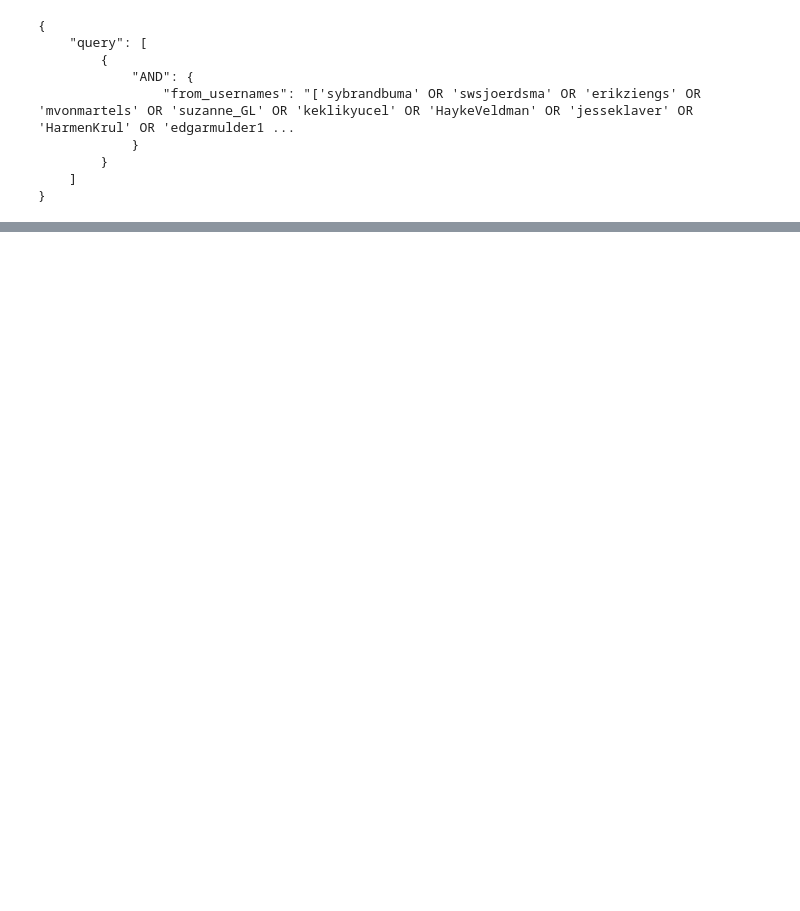
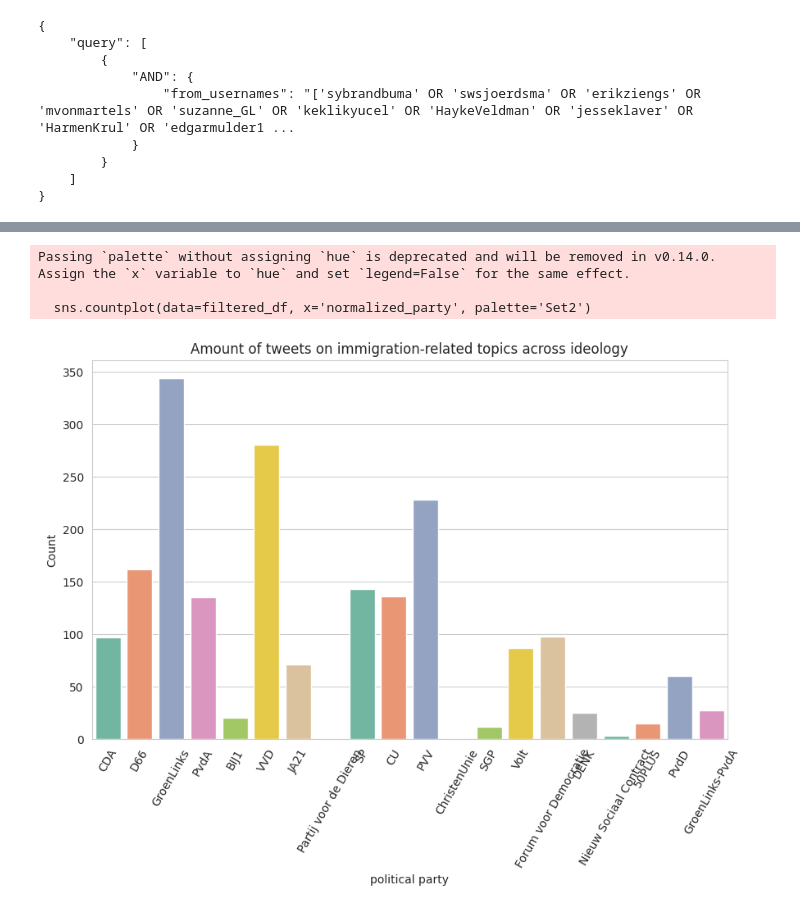
Before and after one commit to annekroon/AnnoBias, a Jupyter notebook: data/TwiXL_get_MPs.ipynb, the cells around one changed output, grey strips where cells are left out. Cells and saved outputs as stored; diff of their text form; code cells hidden in the pictures; blank space fills up the shorter version.

```diff
--- a/data/TwiXL_get_MPs.ipynb
+++ b/data/TwiXL_get_MPs.ipynb
@@ -158,0 +278,7 @@ df[df['tweet_id'] == '1344947292281962496']
+# %%
+unique_df = df.drop_duplicates(subset=['tweet_id'])
+df = unique_df.drop_duplicates(subset=['text'])
+
+## remove RT's
+df = df[~df['text'].str.startswith("RT @")]
+len(df)
@@ -158,0 +465,17 @@ df[df['tweet_id'] == '1344947292281962496']
+# %%
+# Set the style
+sns.set_style("whitegrid")
+
+# Plot the count of each ideology
+plt.figure(figsize=(10, 6))
+sns.countplot(data=filtered_df, x='normalized_party', palette='Set2')
+plt.title('Amount of tweets on immigration-related topics across ideology')
+plt.xlabel('political party')
+plt.ylabel('Count')
+plt.xticks(rotation=60)  # Rotate x-axis labels for better visibility
+plt.show()
+# %% [output]
+Passing `palette` without assigning `hue` is deprecated and will be removed in v0.14.0. Assign the `x` variable to `hue` and set `legend=False` for the same effect.
+
+  sns.countplot(data=filtered_df, x='normalized_party', palette='Set2')
+[figure, added]
```
Also changed, not shown: parts of 47 cells of this notebook, 1 other file.
